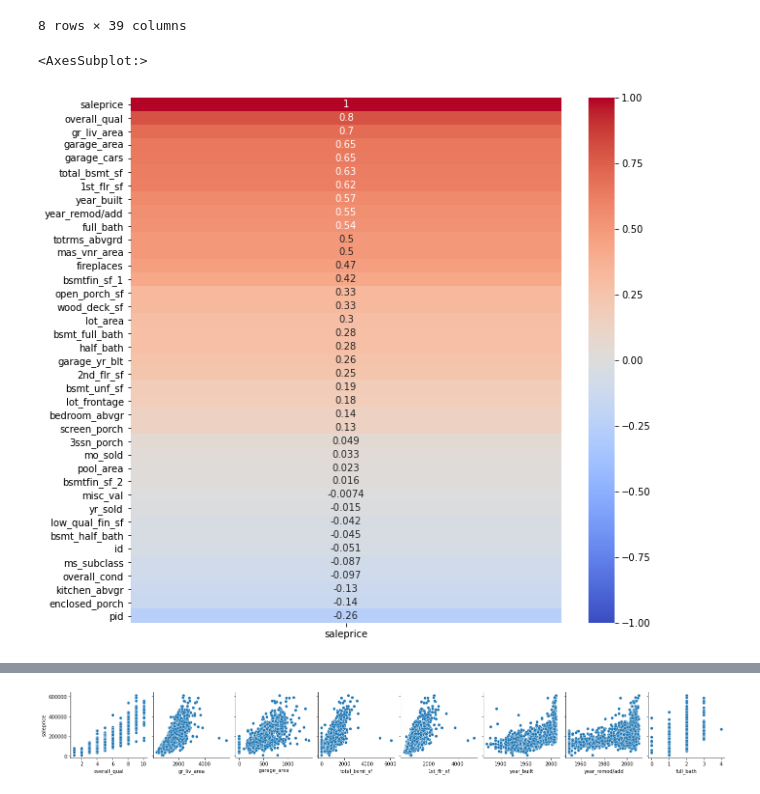
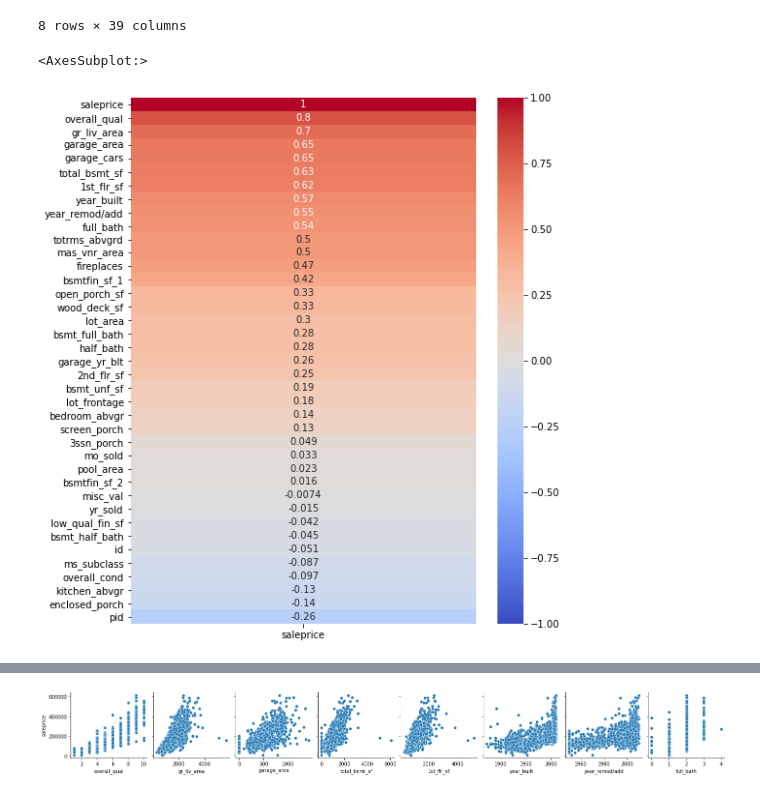
Before and after one commit to anthonyzurke/project-2, a Jupyter notebook: code/ames-housing-cleaning.ipynb, the cells around one changed output, grey strips where cells are left out. Saved outputs shown, nothing was run; the diff lists cells and outputs as text; code cells hidden in the pictures.

```diff
--- a/code/ames-housing-cleaning.ipynb
+++ b/code/ames-housing-cleaning.ipynb
@@ -151,12 +151,12 @@ df_train.to_csv('../datasets/clean_df_train.csv')
 df_test.to_csv('../datasets/clean_df_test.csv')
 # %%
 # Heatmap
-plt.figure(figsize = (10, 10))
+plt.figure(figsize = (8, 10))
 sns.heatmap(numeric_df.corr()[['saleprice']].sort_values('saleprice', ascending = False),
             annot = True, cmap = 'coolwarm', vmin = -1, vmax = 1)
 # %% [output]
 <AxesSubplot:>
-[figure, old version]
+[figure, new version]
 # %%
 # highly correlated:
 # overall_qual, gr_live_area, garage_area, total_bsmt_sf,
```
Also changed, not shown: parts of 12 cells of this notebook, 2 other files.
